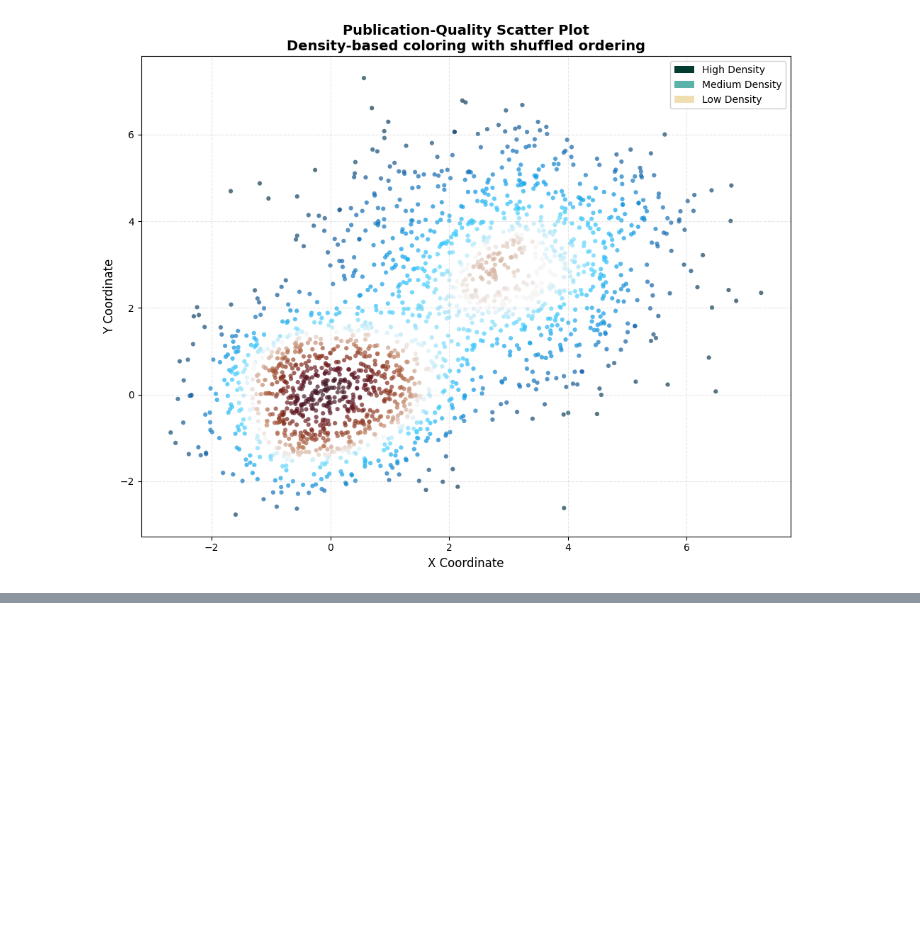
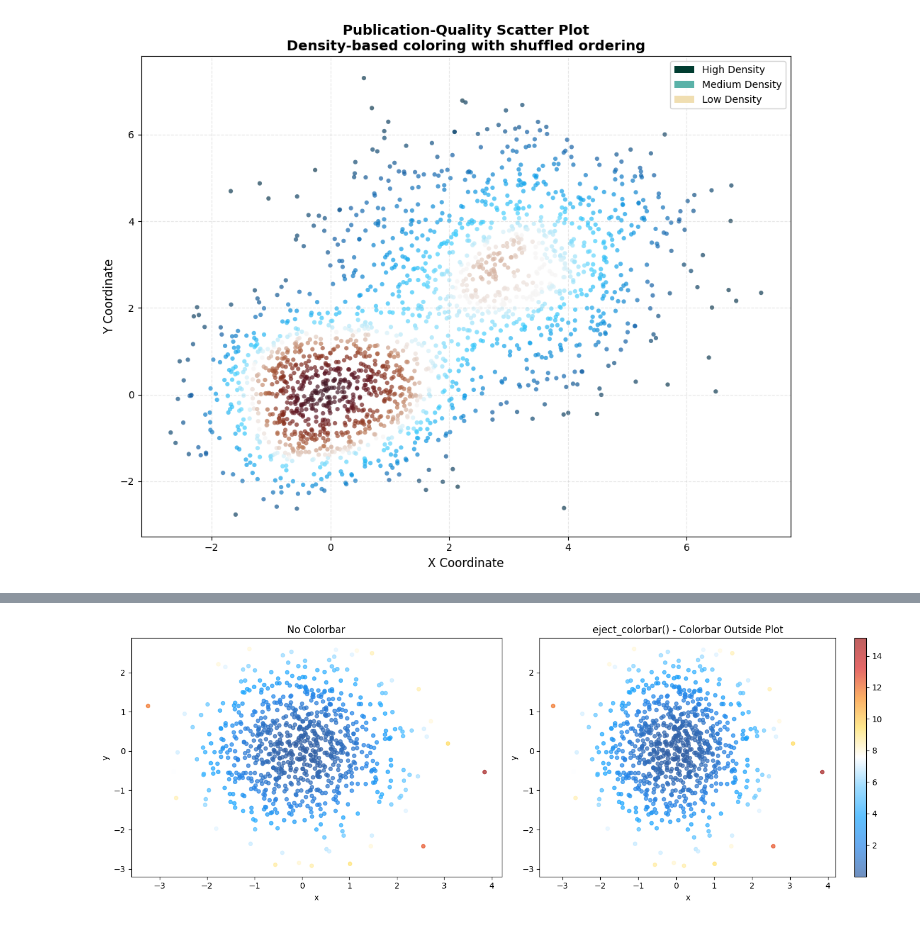
Before and after one commit to austinv11/PyBuenColors, a Jupyter notebook: docs/examples/helpers_demo.ipynb, the cells around one changed output, grey strips where cells are left out. Saved outputs shown, nothing was run; the diff lists cells and outputs as text; code cells hidden in the pictures; blank space fills up the shorter version.

Commit message:
Added grab_ and eject_ functions for colorbars

```diff
--- a/docs/examples/helpers_demo.ipynb
+++ b/docs/examples/helpers_demo.ipynb
@@ -316,0 +323,26 @@ plt.show()
+# %%
+# Create scatter plots and demonstrate eject_colorbar
+np.random.seed(42)
+x = np.random.randn(800)
+y = np.random.randn(800)
+values = x ** 2 + y ** 2
+
+fig, (ax1, ax2) = plt.subplots(1, 2, figsize=(14, 5))
+
+# Without colorbar
+ax1.scatter(x, y, c=values, cmap='solar_flare', s=20, alpha=0.7)
+ax1.set_title('No Colorbar')
+ax1.set_xlabel('x')
+ax1.set_ylabel('y')
+
+# With eject_colorbar
+ax2.scatter(x, y, c=values, cmap='solar_flare', s=20, alpha=0.7)
+buencolors.eject_colorbar(ax2)
+ax2.set_title('eject_colorbar() - Colorbar Outside Plot')
+ax2.set_xlabel('x')
+ax2.set_ylabel('y')
+
+plt.tight_layout()
+plt.show()
+# %% [output]
+[figure, added]
```
Also changed, not shown: parts of 6 cells of this notebook, 12 other files.
